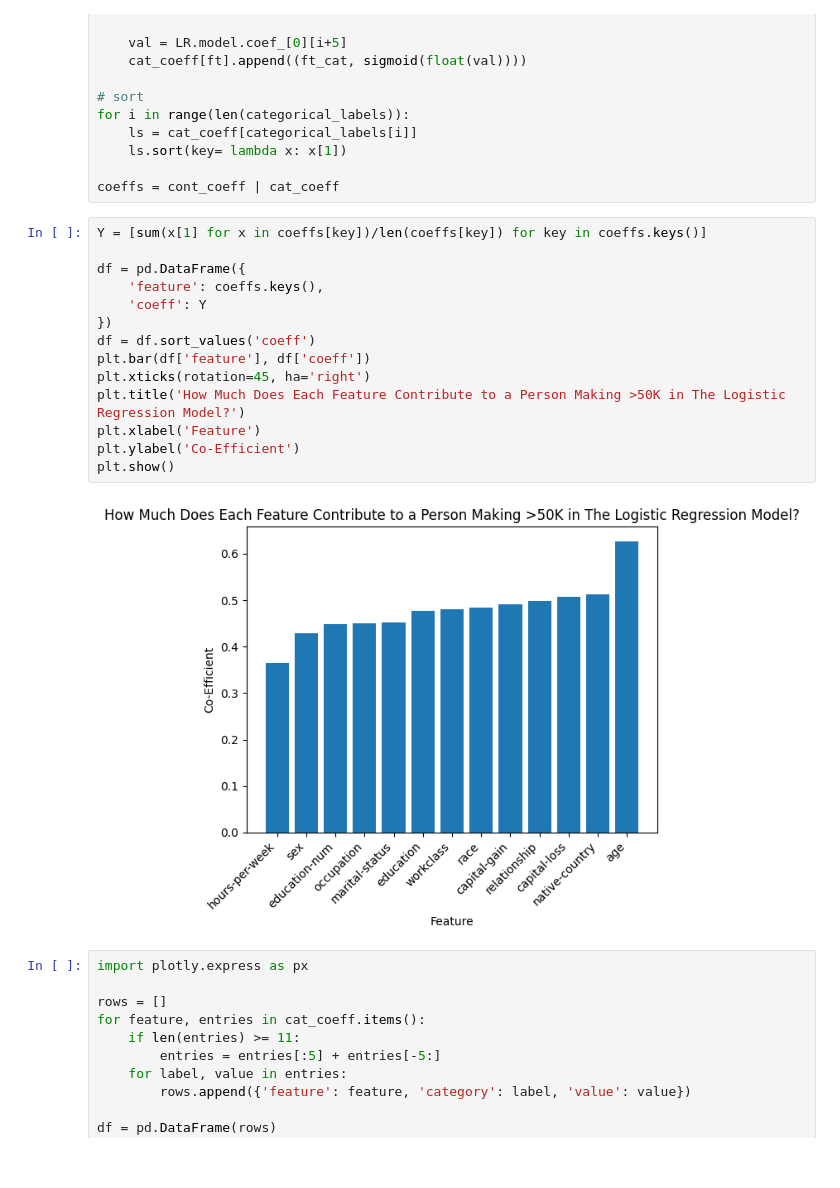
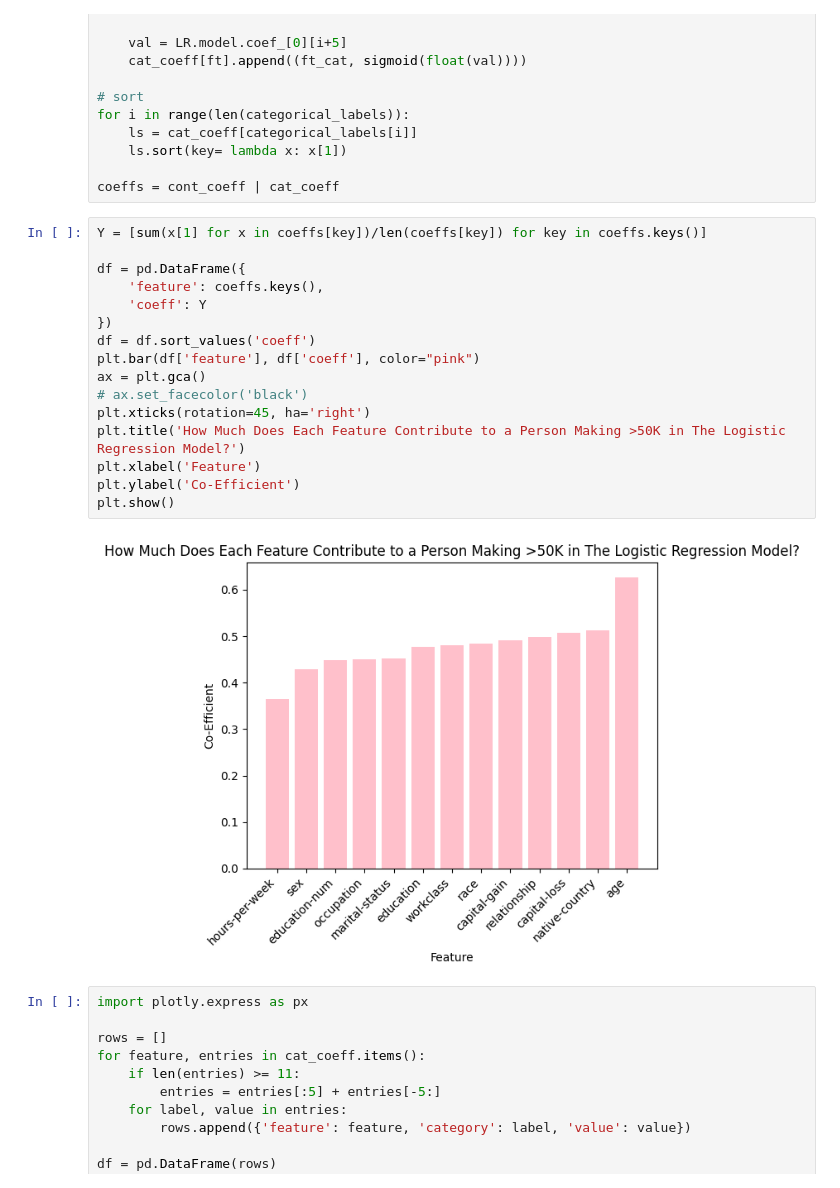
Before and after one commit to mhmarina/income-prediction, a Jupyter notebook: app/viz.ipynb, the cells around one changed output. Cells and saved outputs as stored; diff of their text form.

Commit message:
added graphs

```diff
--- a/app/viz.ipynb
+++ b/app/viz.ipynb
@@ -55,19 +55,21 @@ coeffs = cont_coeff | cat_coeff
 # %%
 Y = [sum(x[1] for x in coeffs[key])/len(coeffs[key]) for key in coeffs.keys()]
 
 df = pd.DataFrame({
     'feature': coeffs.keys(),
     'coeff': Y
 })
 df = df.sort_values('coeff')
-plt.bar(df['feature'], df['coeff'])
+plt.bar(df['feature'], df['coeff'], color="pink")
+ax = plt.gca()
+# ax.set_facecolor('black')
 plt.xticks(rotation=45, ha='right')
 plt.title('How Much Does Each Feature Contribute to a Person Making >50K in The Logistic Regression Model?')
 plt.xlabel('Feature')
 plt.ylabel('Co-Efficient')
 plt.show()
 # %% [output]
-[figure, old version]
+[figure, new version]
 # %%
 import plotly.express as px
 
```
Also changed, not shown: parts of 1 cell of this notebook.
